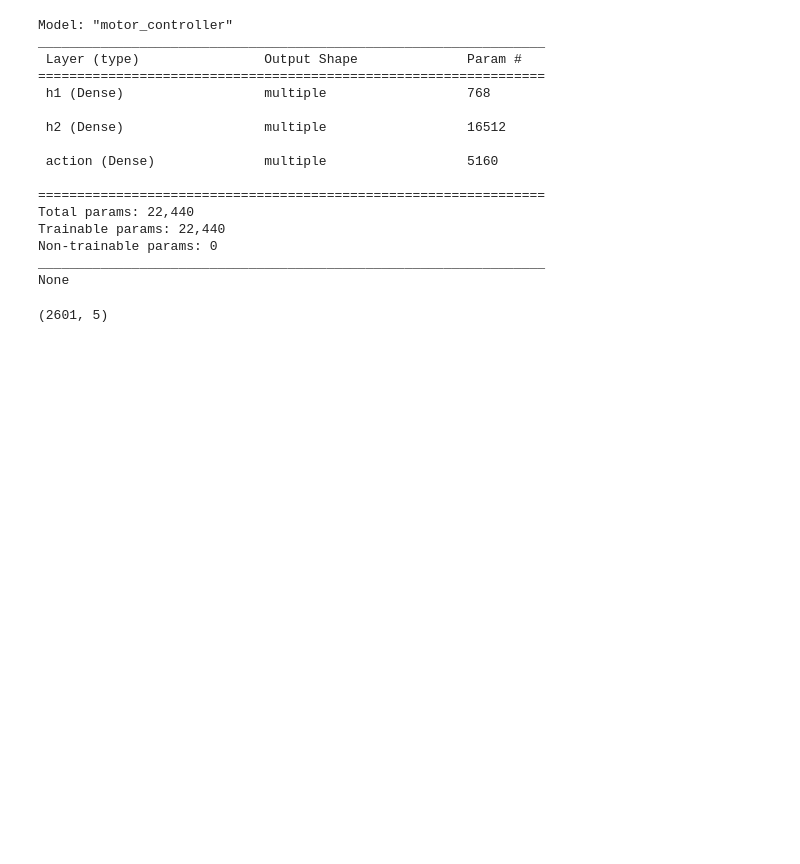
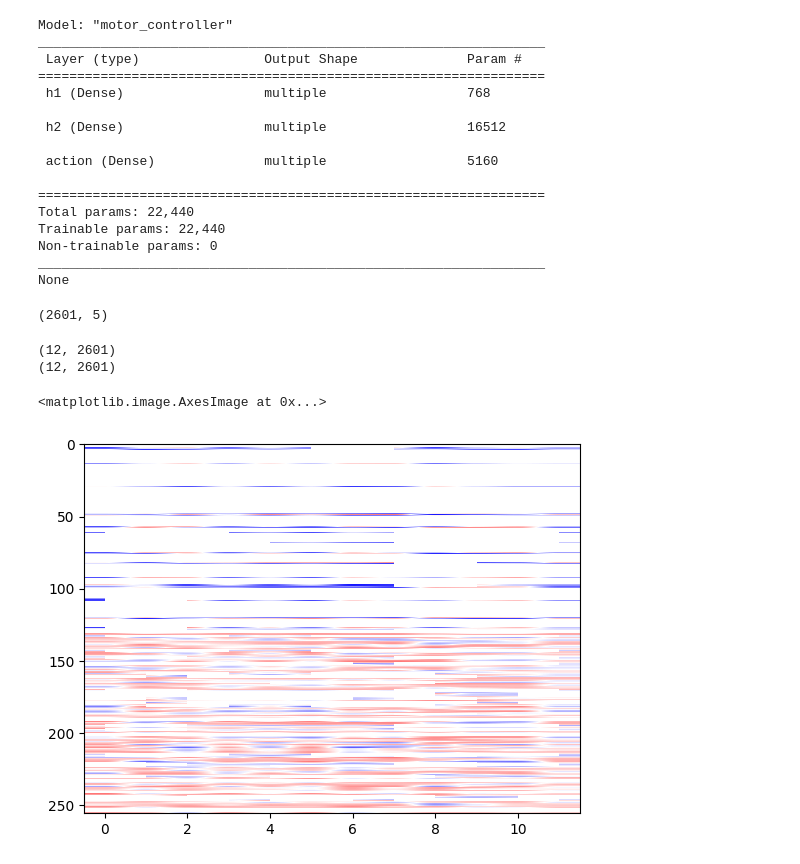
Before and after one commit to mgkumar138/schema4one, a Jupyter notebook: motor_controller/find_cells.ipynb, the cells around one changed output. Saved outputs shown, nothing was run; the diff lists cells and outputs as text; code cells hidden in the pictures; blank space fills up the shorter version.

```diff
--- a/motor_controller/find_cells.ipynb
+++ b/motor_controller/find_cells.ipynb
@@ -102,6 +108,11 @@ for c, goal in enumerate(targets):
     ang = np.degrees(np.arctan2(dy, dx))  # [-180, 180]
     goal_distances[c, :] = dist
     goal_angles[c, :] = ang
+print(goal_distances.shape)
+print(goal_angles.shape)
+# %% [output]
+(12, 2601)
+(12, 2601)
 # %%
 from scipy.stats import spearmanr
 from scipy.stats import kurtosis
@@ -126,6 +137,11 @@ for c in range(ncues):
         digitized = np.digitize(angle, bins)
         means = np.array([firing[digitized == i].mean() if np.any(digitized==i) else 0 for i in range(1, len(bins))])
         angle_tunings[n, c] = kurtosis(means)  # high value = peaky tuning
+# %%
+plt.imshow(distance_corrs, aspect='auto', cmap='bwr', vmin=-1, vmax=1)
+# %% [output]
+<matplotlib.image.AxesImage at 0x...>
+[figure, added]
 # %%
 topk = 3
 def top_k_valid_indices(metric, k):
```
Also changed, not shown: parts of 10 cells of this notebook, 4 other files.
